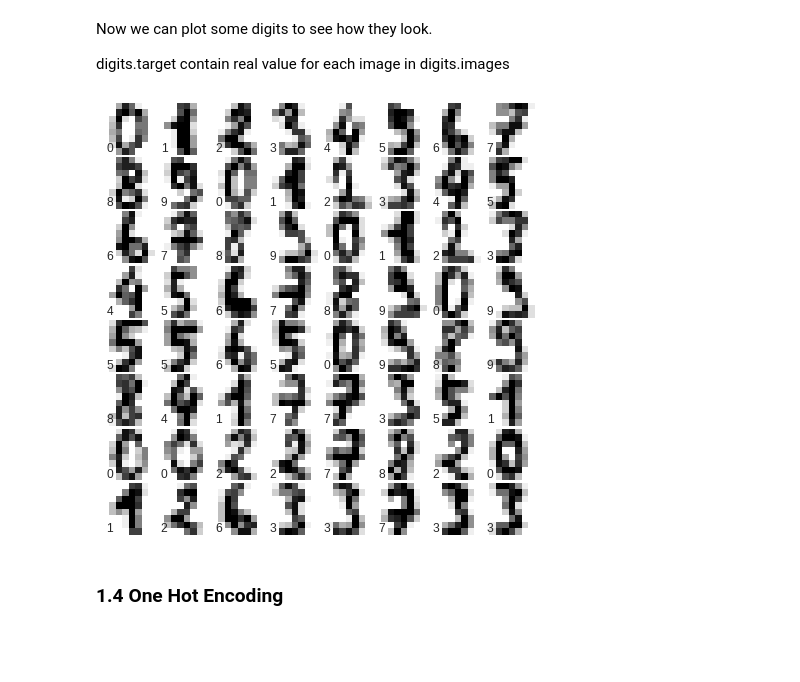
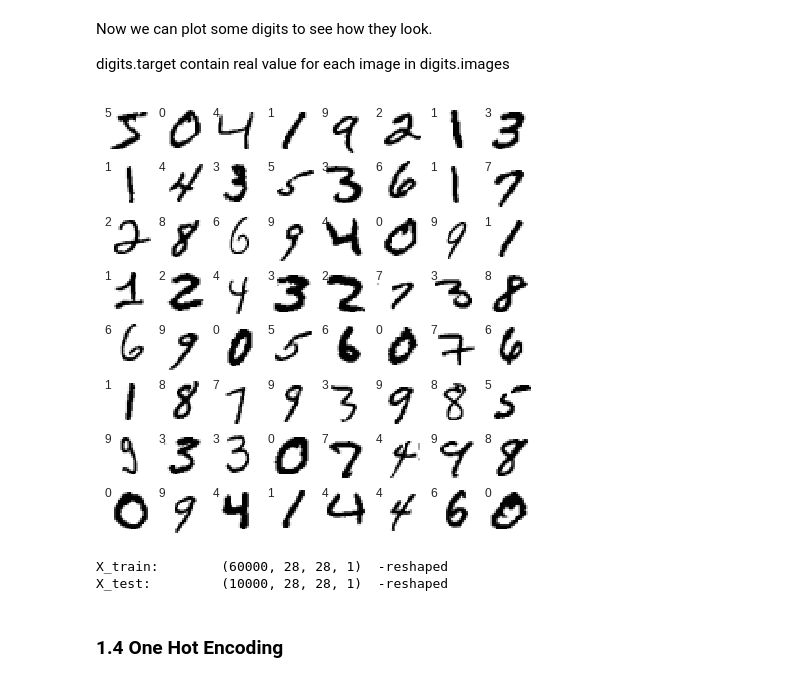
Before and after one commit to DavorJordacevic/TensorFlow-Keras-Neural-Networks, a Jupyter notebook: Convolutional_neural_network_with_Keras_Digits.ipynb, the cells around one changed output. Cells and saved outputs as stored; diff of their text form; code cells hidden in the pictures; blank space fills up the shorter version.

```diff
--- a/Convolutional_neural_network_with_Keras_Digits.ipynb
+++ b/Convolutional_neural_network_with_Keras_Digits.ipynb
@@ -59,3 +34,5 @@ X_test = X_test.reshape(X_test.shape[0], 8, 8 , 1).astype('float32')
+# %%
+(X_train, y_train), (X_test, y_test) = mnist.load_data()
 # %% [markdown]
 ### 1.2 Checking the shape of the input data
 # %%
@@ -77,17 +54,34 @@ digits.target contain real value for each image in digits.images
 # %%
 # set up the figure
 fig = plt.figure(figsize=(6, 6))
 fig.subplots_adjust(left=0, right=1, bottom=0, top=1, hspace=0.05, wspace=0.05)
 
-# plot the digits: each image is 8x8 pixels
+# plot the digits: each image is 28x28 pixels
 for i in range(64):
     ax = fig.add_subplot(8, 8, i + 1, xticks=[], yticks=[])
-    ax.imshow(digits.images[i], cmap=plt.cm.binary, interpolation='nearest')
+    ax.imshow(X_train[i], cmap=plt.cm.binary, interpolation='nearest')
 
     # label the image with the target value
-    ax.text(0, 7, str(digits.target[i]))
+    ax.text(0, 7, str(y_train[i]))
 # %% [output]
-[figure, old version]
+[figure, new version]
+# %%
+img_rows, img_cols = 28, 28
+
+X_train = X_train.reshape(X_train.shape[0], img_rows, img_cols, 1)
+X_test = X_test.reshape(X_test.shape[0], img_rows, img_cols, 1)
+
+X_train = X_train.astype('float32')
+X_test = X_test.astype('float32')
+
+X_train /= 255.
+X_test /= 255.
+
+print('X_train:\t{}' .format(X_train.shape),' -reshaped')
+print('X_test: \t{}' .format(X_test.shape),' -reshaped')
+# %% [output]
+X_train:        (60000, 28, 28, 1)  -reshaped
+X_test:         (10000, 28, 28, 1)  -reshaped
 # %% [markdown]
 ### 1.4 One Hot Encoding
 # %% [markdown]
```
Also changed, not shown: parts of 19 cells of this notebook.
